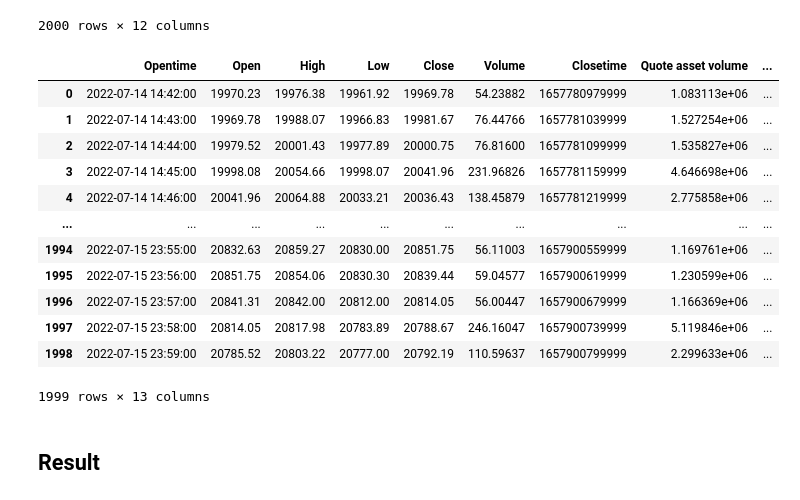
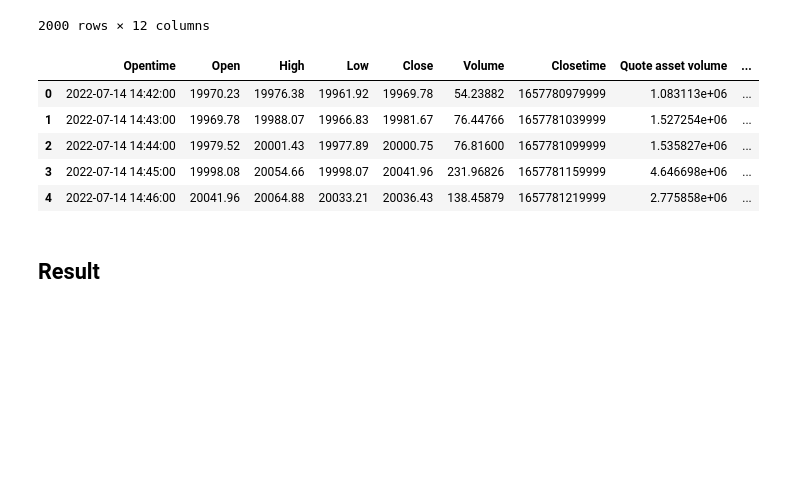
Before and after one commit to pehcy/binoculars, a Jupyter notebook: src/notebook/bot.ipynb, the cells around one changed output. Drawn from its saved outputs; the diff is of its cells as text; code cells hidden in the pictures; blank space fills up the shorter version.

```diff
--- a/src/notebook/bot.ipynb
+++ b/src/notebook/bot.ipynb
@@ -23,21 +23,14 @@ df
 df['returns'] = df['Close'] - df['Close'].shift(-1)
 df.dropna(inplace=True)
 # %%
-df
+df.head()
 # %% [output]
 |  | Opentime | Open | High | Low | Close | Volume | Closetime | Quote asset volume | ... |
 | 0 | 2022-07-14 14:42:00 | 19970.23 | 19976.38 | 19961.92 | 19969.78 | 54.23882 | 1657780979999 | 1.083113e+06 | ... |
 | 1 | 2022-07-14 14:43:00 | 19969.78 | 19988.07 | 19966.83 | 19981.67 | 76.44766 | 1657781039999 | 1.527254e+06 | ... |
 | 2 | 2022-07-14 14:44:00 | 19979.52 | 20001.43 | 19977.89 | 20000.75 | 76.81600 | 1657781099999 | 1.535827e+06 | ... |
 | 3 | 2022-07-14 14:45:00 | 19998.08 | 20054.66 | 19998.07 | 20041.96 | 231.96826 | 1657781159999 | 4.646698e+06 | ... |
 | 4 | 2022-07-14 14:46:00 | 20041.96 | 20064.88 | 20033.21 | 20036.43 | 138.45879 | 1657781219999 | 2.775858e+06 | ... |
-| ... | ... | ... | ... | ... | ... | ... | ... | ... | ... |
-| 1994 | 2022-07-15 23:55:00 | 20832.63 | 20859.27 | 20830.00 | 20851.75 | 56.11003 | 1657900559999 | 1.169761e+06 | ... |
-| 1995 | 2022-07-15 23:56:00 | 20851.75 | 20854.06 | 20830.30 | 20839.44 | 59.04577 | 1657900619999 | 1.230599e+06 | ... |
-| 1996 | 2022-07-15 23:57:00 | 20841.31 | 20842.00 | 20812.00 | 20814.05 | 56.00447 | 1657900679999 | 1.166369e+06 | ... |
-| 1997 | 2022-07-15 23:58:00 | 20814.05 | 20817.98 | 20783.89 | 20788.67 | 246.16047 | 1657900739999 | 5.119846e+06 | ... |
-| 1998 | 2022-07-15 23:59:00 | 20785.52 | 20803.22 | 20777.00 | 20792.19 | 110.59637 | 1657900799999 | 2.299633e+06 | ... |
-1999 rows × 13 columns
 # %%
 import sys
 sys.path.append('../')
```
Also changed, not shown: parts of 1 cell of this notebook, 1 other file.
